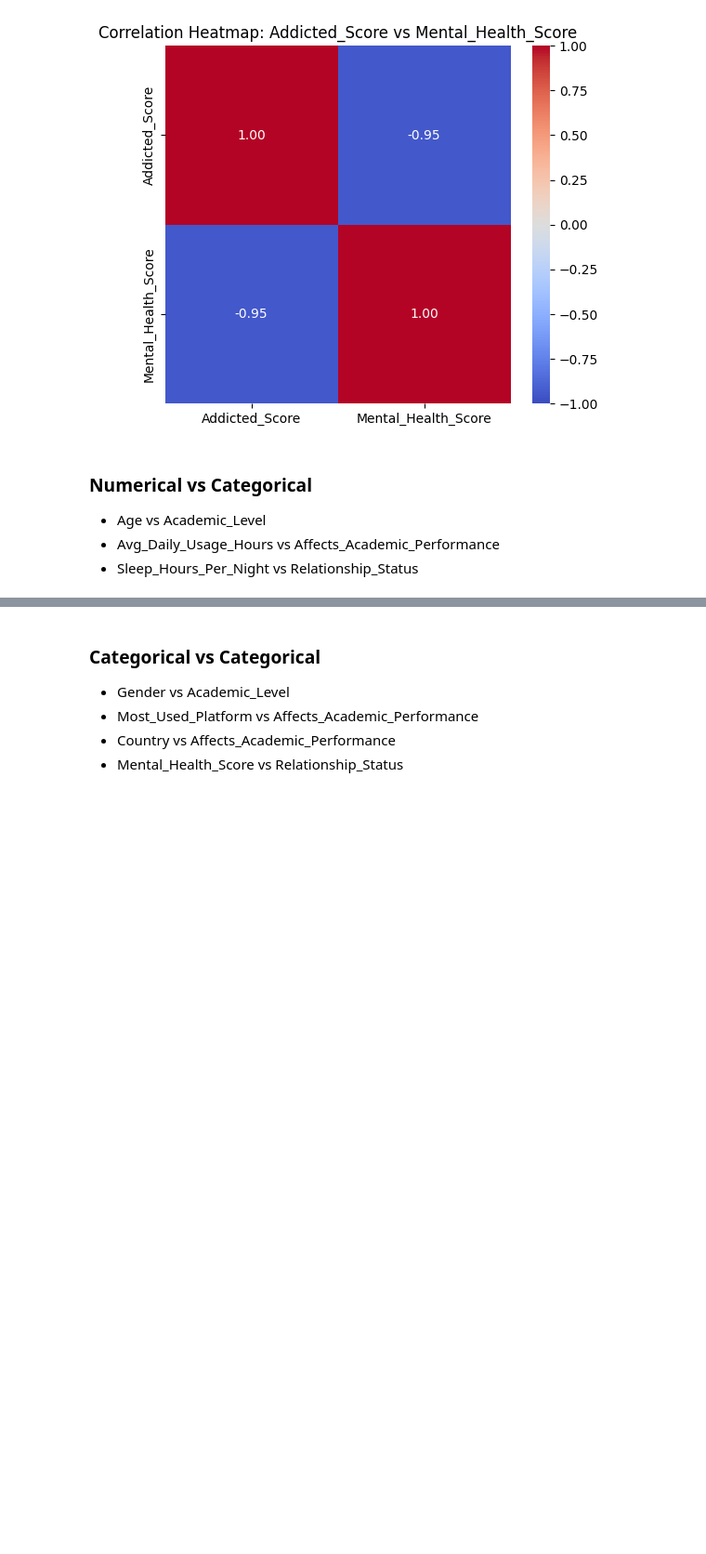
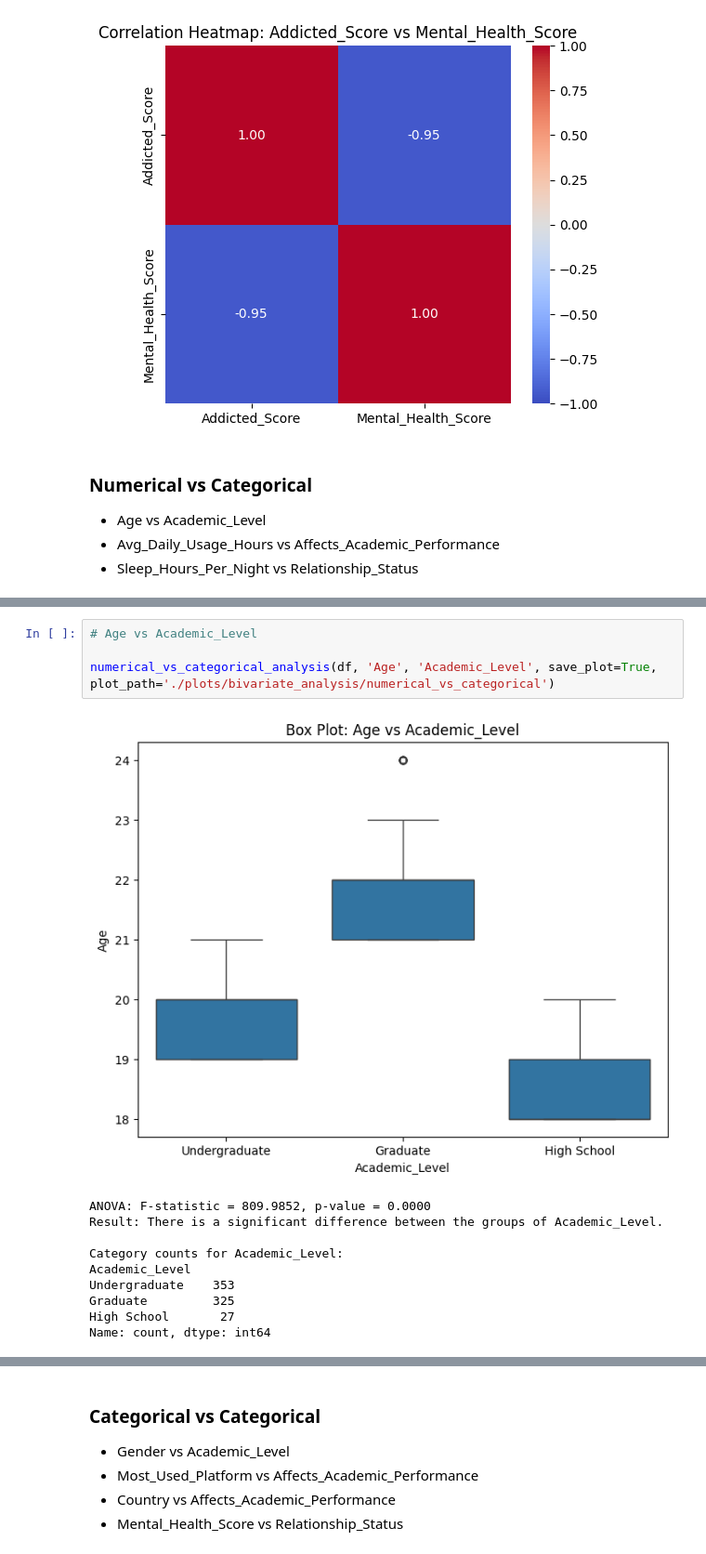
Before and after one commit to aliasgharmirhshai/social-media-addiction, a Jupyter notebook: main.ipynb, the cells around one changed output, grey strips where cells are left out. Shown at 93% size. Cells and saved outputs as stored; diff of their text form; blank space fills up the shorter version.

```diff
--- a/main.ipynb
+++ b/main.ipynb
@@ -461,0 +526,15 @@ Mental_Health_Score       -0.945051             1.000000
+# %%
+# Age vs Academic_Level
+
+numerical_vs_categorical_analysis(df, 'Age', 'Academic_Level', save_plot=True, plot_path='./plots/bivariate_analysis/numerical_vs_categorical')
+# %% [output]
+[figure, added]
+ANOVA: F-statistic = 809.9852, p-value = 0.0000
+Result: There is a significant difference between the groups of Academic_Level.
+
+Category counts for Academic_Level:
+Academic_Level
+Undergraduate    353
+Graduate         325
+High School       27
+Name: count, dtype: int64
```
Also changed, not shown: parts of 4 cells of this notebook, 4 other files.
